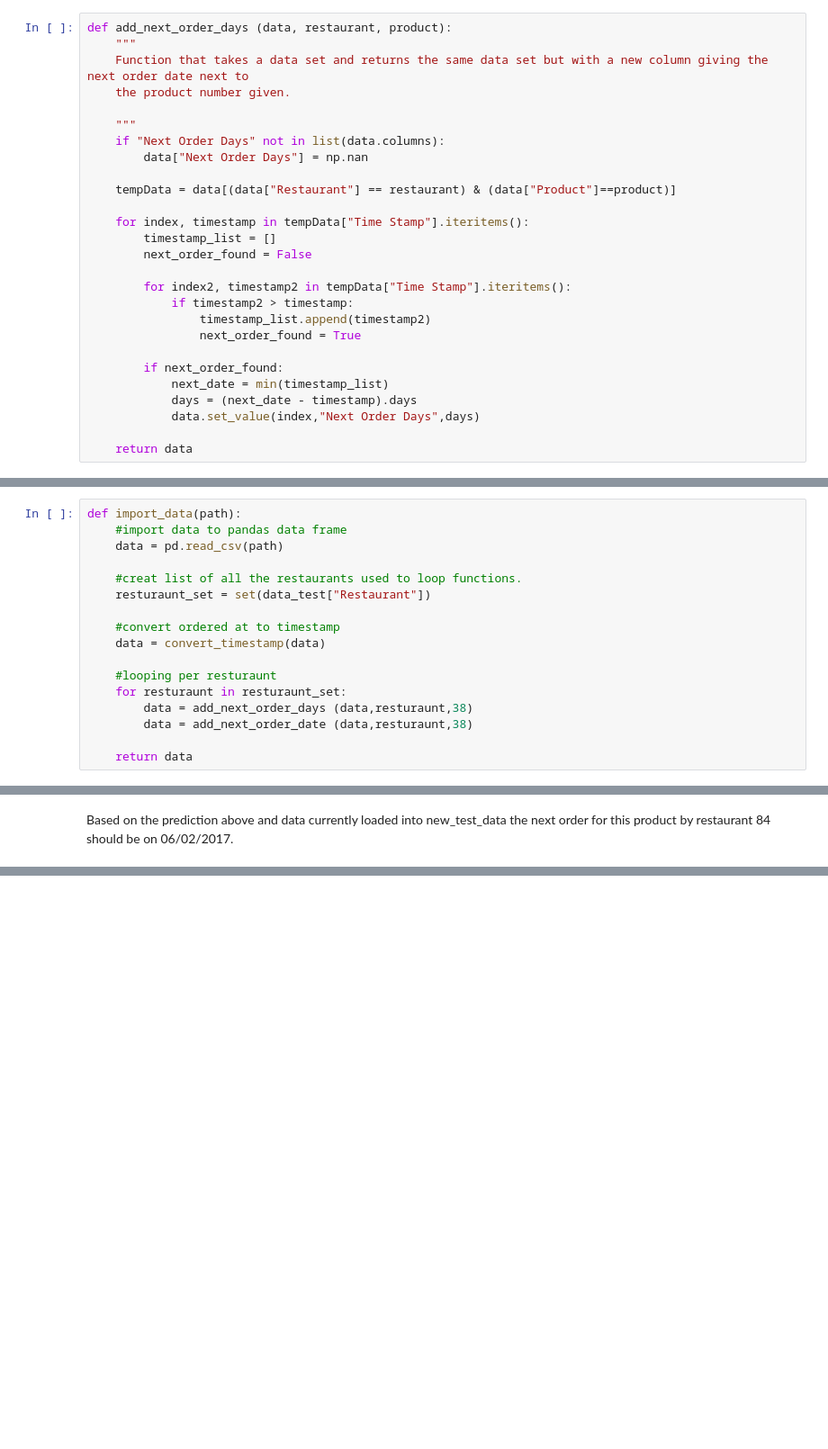
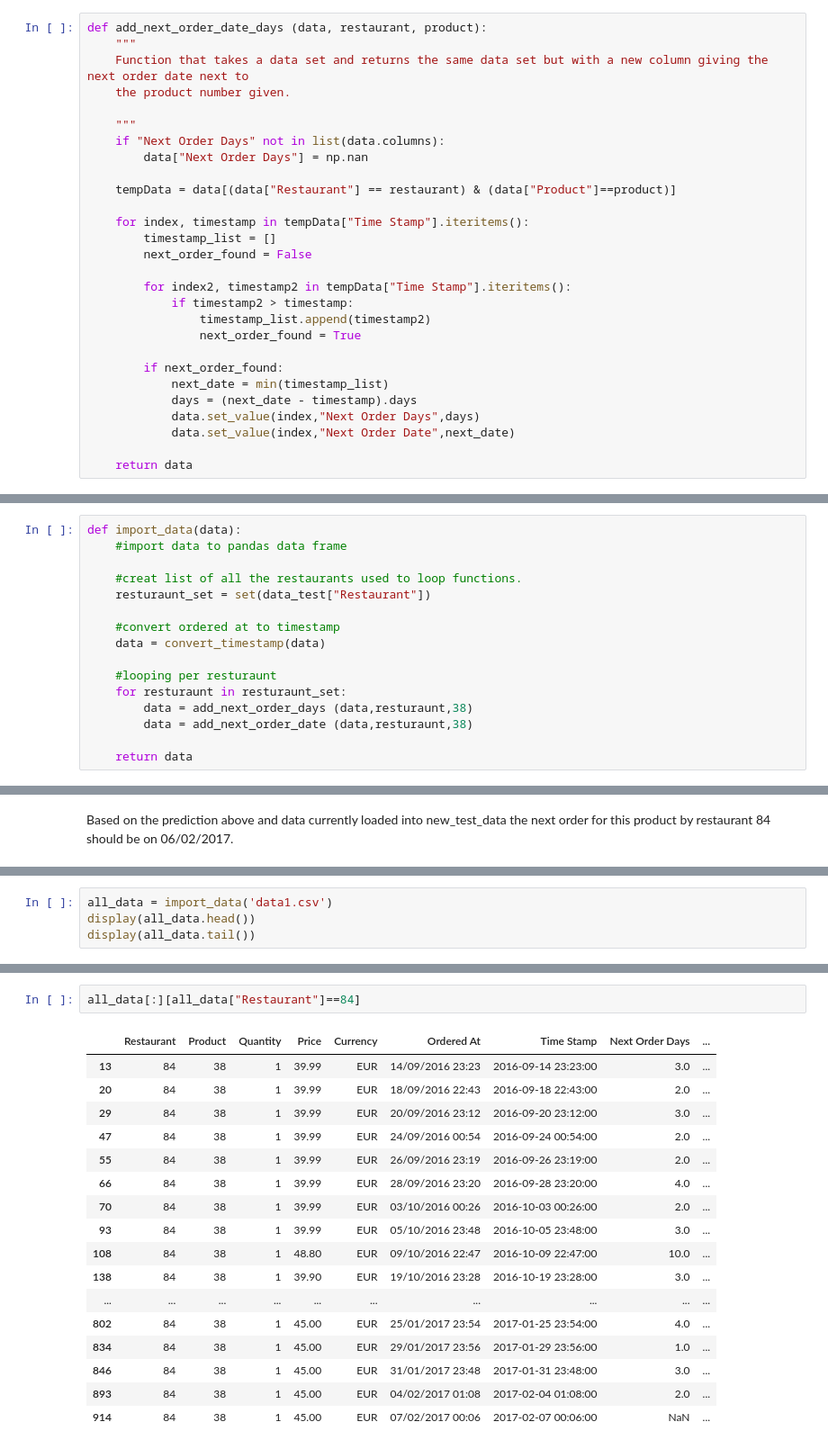
Before and after one commit to lukej91/data_test, a Jupyter notebook: Data_analysis_test.ipynb, the cells around one changed output, grey strips where cells are left out. Shown at 90% size. Saved outputs shown, nothing was run; the diff lists cells and outputs as text; blank space fills up the shorter version.

```diff
--- a/Data_analysis_test.ipynb
+++ b/Data_analysis_test.ipynb
@@ -185,7 +206,7 @@ data_test[data_test["Restaurant"]==161]
 # %% [markdown]
 This function can be modified slightly to instead provide the number of days between this order and the next order.
 # %%
-def add_next_order_days (data, restaurant, product):
+def add_next_order_date_days (data, restaurant, product):
     """
     Function that takes a data set and returns the same data set but with a new column giving the next order date next to
     the product number given.
@@ -209,6 +230,7 @@ def add_next_order_days (data, restaurant, product):
             next_date = min(timestamp_list)
             days = (next_date - timestamp).days
             data.set_value(index,"Next Order Days",days)
+            data.set_value(index,"Next Order Date",next_date)
 
     return data
 # %%
@@ -242,9 +264,8 @@ data_test.head()
 # %% [markdown]
 We can create a function that calls all the functions we have previously created so that all the above data manipulation can be completed at the same time of importing the data.
 # %%
-def import_data(path):
+def import_data(data):
     #import data to pandas data frame
-    data = pd.read_csv(path)
 
     #creat list of all the restaurants used to loop functions.
     resturaunt_set = set(data_test["Restaurant"])
@@ -345,0 +411,4 @@ other_data.tail()
+# %%
+all_data = import_data('data1.csv')
+display(all_data.head())
+display(all_data.tail())
@@ -345,0 +534,20 @@ other_data.tail()
+# %%
+all_data[:][all_data["Restaurant"]==84]
+# %% [output]
+|  | Restaurant | Product | Quantity | Price | Currency | Ordered At | Time Stamp | Next Order Days | ... |
+| 13 | 84 | 38 | 1 | 39.99 | EUR | 14/09/2016 23:23 | 2016-09-14 23:23:00 | 3.0 | ... |
+| 20 | 84 | 38 | 1 | 39.99 | EUR | 18/09/2016 22:43 | 2016-09-18 22:43:00 | 2.0 | ... |
+| 29 | 84 | 38 | 1 | 39.99 | EUR | 20/09/2016 23:12 | 2016-09-20 23:12:00 | 3.0 | ... |
+| 47 | 84 | 38 | 1 | 39.99 | EUR | 24/09/2016 00:54 | 2016-09-24 00:54:00 | 2.0 | ... |
+| 55 | 84 | 38 | 1 | 39.99 | EUR | 26/09/2016 23:19 | 2016-09-26 23:19:00 | 2.0 | ... |
+| 66 | 84 | 38 | 1 | 39.99 | EUR | 28/09/2016 23:20 | 2016-09-28 23:20:00 | 4.0 | ... |
+| 70 | 84 | 38 | 1 | 39.99 | EUR | 03/10/2016 00:26 | 2016-10-03 00:26:00 | 2.0 | ... |
+| 93 | 84 | 38 | 1 | 39.99 | EUR | 05/10/2016 23:48 | 2016-10-05 23:48:00 | 3.0 | ... |
+| 108 | 84 | 38 | 1 | 48.80 | EUR | 09/10/2016 22:47 | 2016-10-09 22:47:00 | 10.0 | ... |
+| 138 | 84 | 38 | 1 | 39.90 | EUR | 19/10/2016 23:28 | 2016-10-19 23:28:00 | 3.0 | ... |
+| ... | ... | ... | ... | ... | ... | ... | ... | ... | ... |
+| 802 | 84 | 38 | 1 | 45.00 | EUR | 25/01/2017 23:54 | 2017-01-25 23:54:00 | 4.0 | ... |
+| 834 | 84 | 38 | 1 | 45.00 | EUR | 29/01/2017 23:56 | 2017-01-29 23:56:00 | 1.0 | ... |
+| 846 | 84 | 38 | 1 | 45.00 | EUR | 31/01/2017 23:48 | 2017-01-31 23:48:00 | 3.0 | ... |
+| 893 | 84 | 38 | 1 | 45.00 | EUR | 04/02/2017 01:08 | 2017-02-04 01:08:00 | 2.0 | ... |
+| 914 | 84 | 38 | 1 | 45.00 | EUR | 07/02/2017 00:06 | 2017-02-07 00:06:00 | NaN | ... |
```
Also changed, not shown: parts of 38 cells of this notebook, 1 other file.
